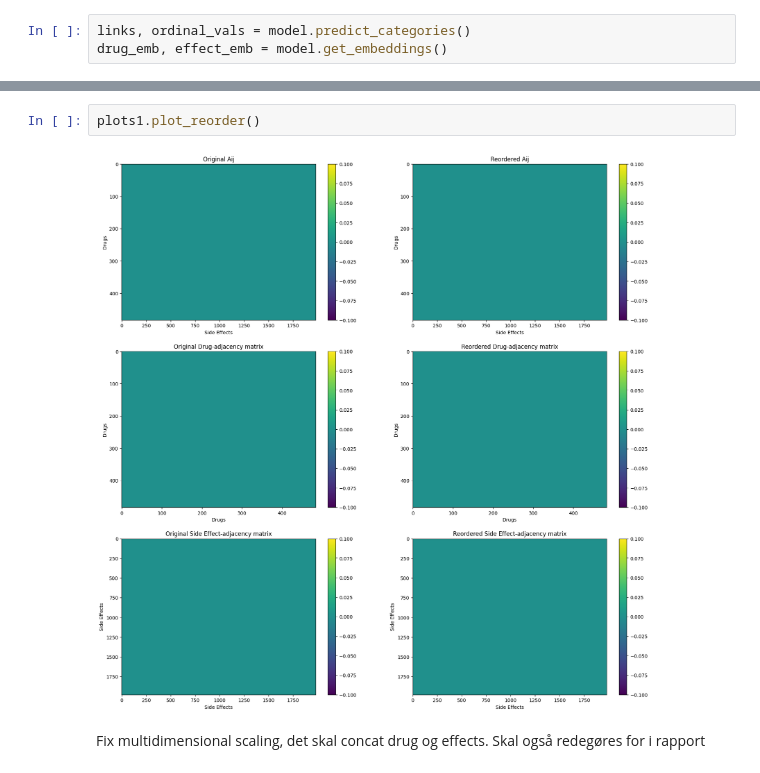
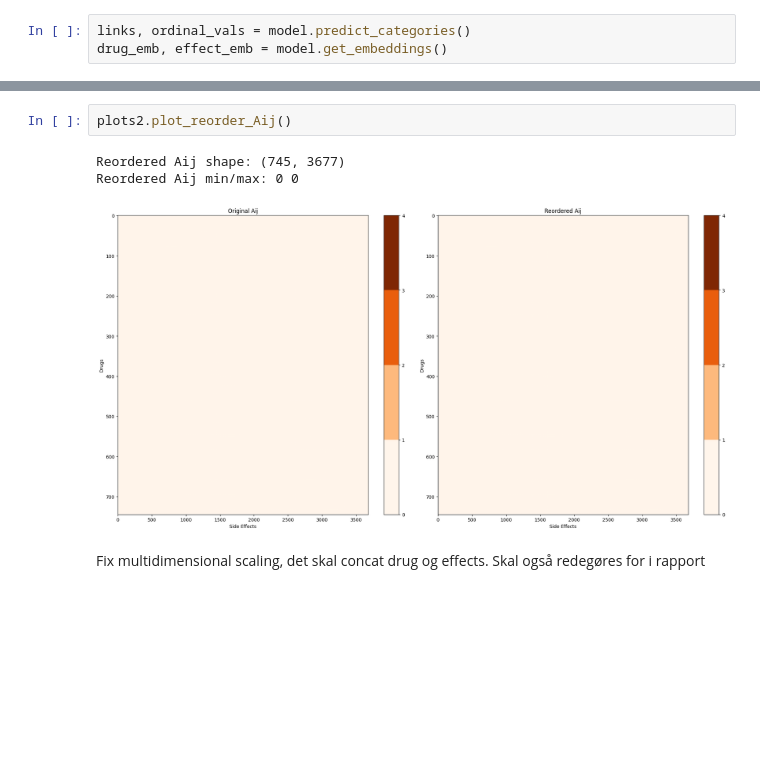
Before and after one commit to christineschutt/LatentDistanceModel, a Jupyter notebook: latent_distance/plotting.ipynb, the cells around one changed output, grey strips where cells are left out. Saved outputs shown, nothing was run; the diff lists cells and outputs as text; blank space fills up the shorter version.

```diff
--- a/latent_distance/plotting.ipynb
+++ b/latent_distance/plotting.ipynb
@@ -464,6 +510,8 @@ plots1.dendrograms()
-# %%
-plots1.plot_reorder()
-# %% [output]
-[figure, removed]
+# %%
+plots2.plot_reorder_Aij()
+# %% [output]
+Reordered Aij shape: (745, 3677)
+Reordered Aij min/max: 0 0
+[figure, added]
 # %% [markdown]
 Fix multidimensional scaling, det skal concat drug og effects. Skal også redegøres for i rapport
```
Also changed, not shown: parts of 16 cells of this notebook, 1 other file.
